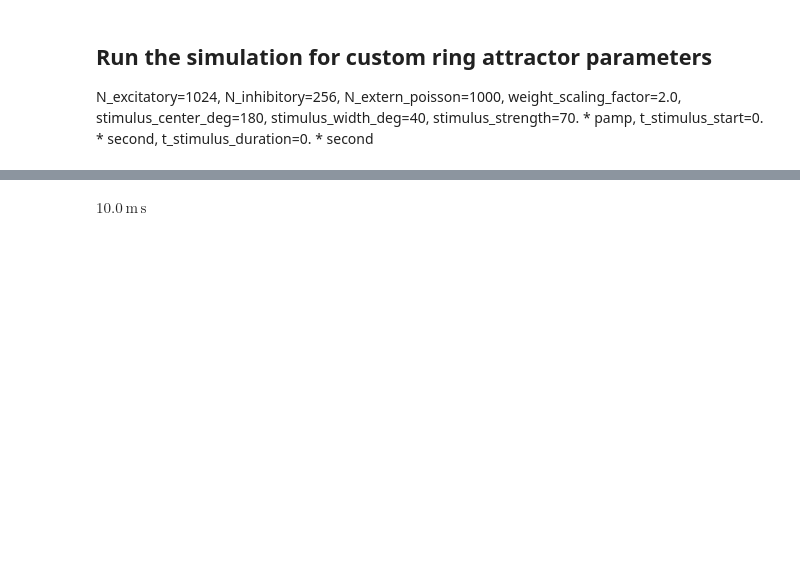
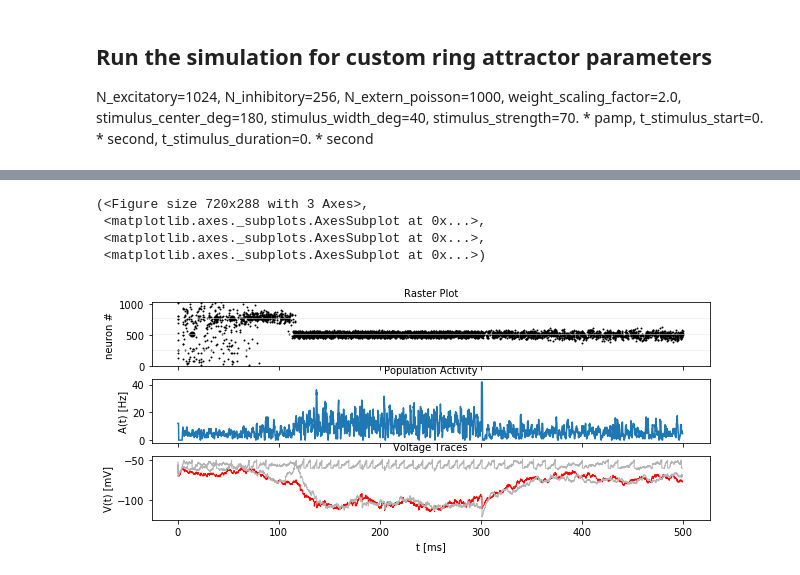
Before and after one commit to johnpi/Pisokas_Hennig_2022_Attractor_Based_Memory_old, a Jupyter notebook: line-attractor-spiking-neurodynexlib-simplified-neurons.ipynb, the cells around one changed output, grey strips where cells are left out. Drawn from its saved outputs; the diff is of its cells as text; code cells hidden in the pictures; blank space fills up the shorter version.

```diff
--- a/line-attractor-spiking-neurodynexlib-simplified-neurons.ipynb
+++ b/line-attractor-spiking-neurodynexlib-simplified-neurons.ipynb
@@ -83,4 +79,9 @@ tau_inhib = R_leak_inhib * Cm_inhib # membrane time constant
-# %%
-tau_inhib
-# %% [output]
-$10.0\,\mathrm{m}\,\mathrm{s}$
+# %%
+rate_monitor_excit, spike_monitor_excit, voltage_monitor_excit, idx_monitored_neurons_excit, rate_monitor_inhib, spike_monitor_inhib, voltage_monitor_inhib, idx_monitored_neurons_inhib, weight_profile_45 = wm_model_modified_simplified.simulate_wm_simple(sim_time=sim_time_duration, poisson_firing_rate=poisson_firing_rate, sigma_weight_profile=sigma_weight_profile, Jpos_excit2excit=Jpos_excit2excit, t_stimulus_start=t_stimulus_start, t_stimulus_duration=t_stimulus_duration, stimulus_center_deg=stimulus_center_deg,stimulus_width_deg=stimulus_width_deg,N_excitatory=N_excitatory,N_inhibitory=N_inhibitory,weight_scaling_factor=weight_scaling_factor,stimulus_strength=stimulus_strength, G_inhib2inhib=G_inhib2inhib, G_inhib2excit=G_inhib2excit, G_excit2excit=G_excit2excit, G_excit2inhib=G_excit2inhib, J_inhib2inhib = J_inhib2inhib, J_inhib2excit = J_inhib2excit, J_excit2inhib = J_excit2inhib, J_ext2inhib = J_ext2inhib, J_ext2excit = J_ext2excit,         tau_excit = 20*ms, tau_inhib = 10*ms)
+plot_tools.plot_network_activity(rate_monitor_excit, spike_monitor_excit, voltage_monitor_excit, t_min=0. * ms)
+# %% [output]
+(<Figure size 720x288 with 3 Axes>,
+ <matplotlib.axes._subplots.AxesSubplot at 0x...>,
+ <matplotlib.axes._subplots.AxesSubplot at 0x...>,
+ <matplotlib.axes._subplots.AxesSubplot at 0x...>)
+[figure, added]
```
Also changed, not shown: parts of 3 cells of this notebook, 2 other files.
